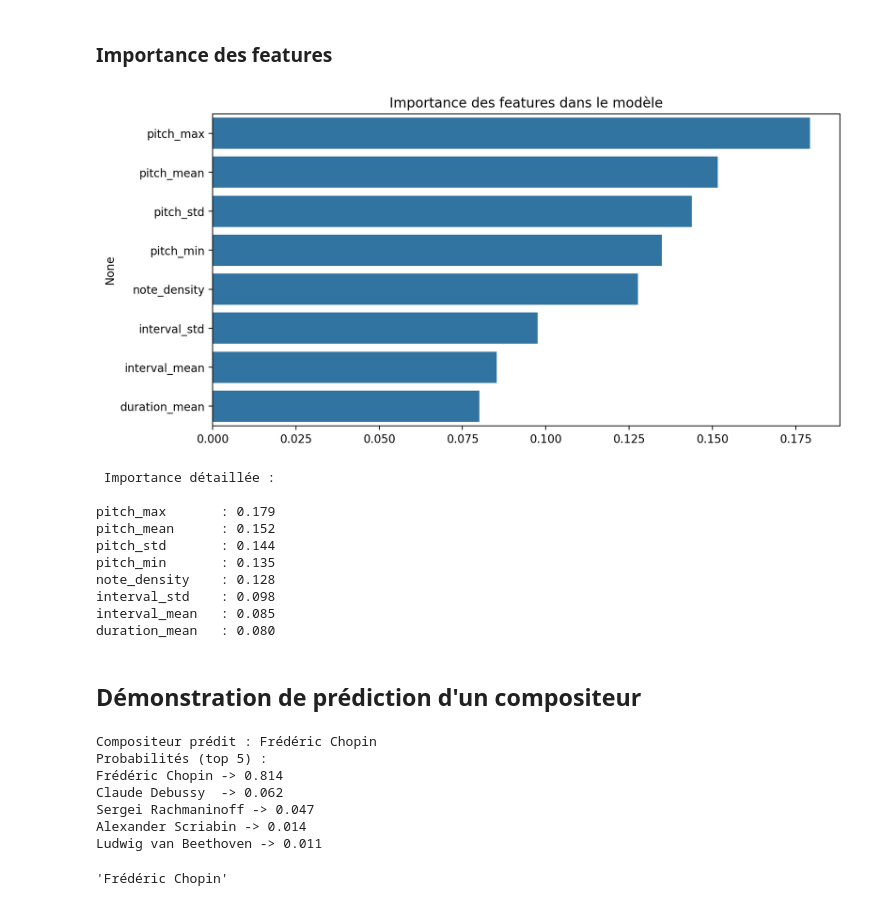
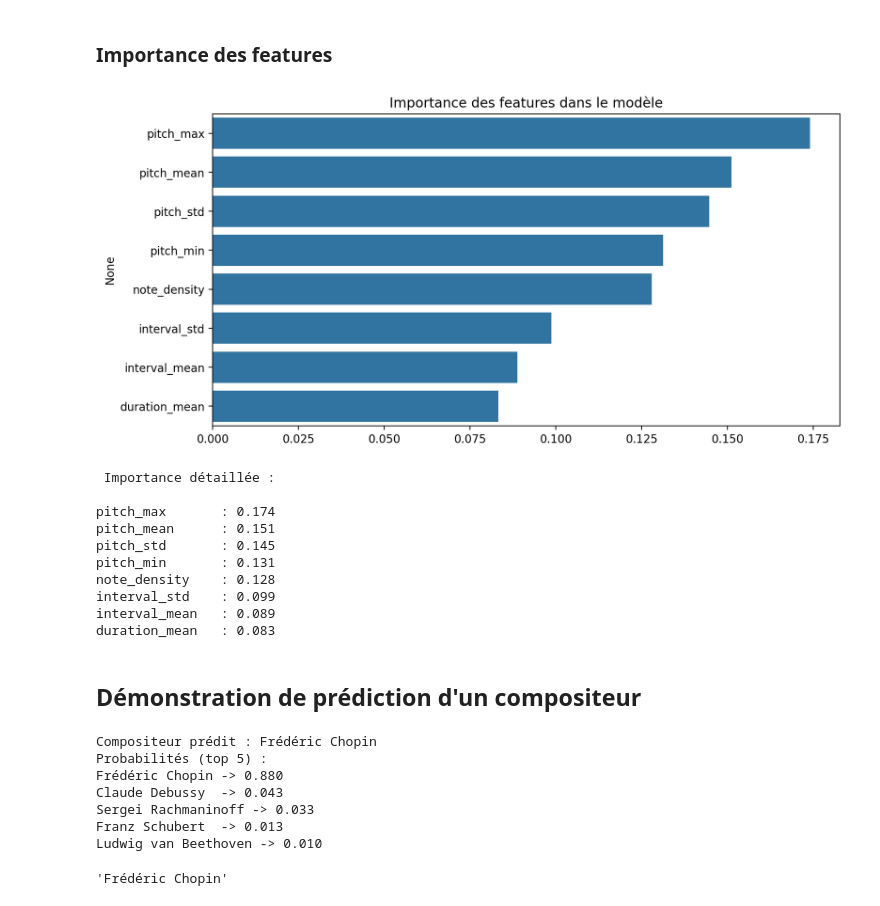
Before and after one commit to TaykhanC/Projet_ML, a Jupyter notebook: ml_classification_compositeur.ipynb, the cells around one changed output. Saved outputs shown, nothing was run; the diff lists cells and outputs as text; code cells hidden in the pictures.

Commit message:
Modification du pipeline utilisé

```diff
--- a/ml_classification_compositeur.ipynb
+++ b/ml_classification_compositeur.ipynb
@@ -492,31 +492,31 @@ plt.show()
 # %% [markdown]
 ### Importance des features
 # %%
-importances = pipeline_v2.named_steps["model"].feature_importances_
+importances = pipeline_v1.named_steps["model"].feature_importances_
 features = X.columns
 
 indices = np.argsort(importances)[::-1]
 
 plt.figure(figsize=(10, 5))
 sns.barplot(x=importances[indices], y=features[indices])
 plt.title("Importance des features dans le modèle")
 plt.show()
 
 print("\n Importance détaillée :\n")
 for i in indices:
     print(f"{features[i]:15s} : {importances[i]:.3f}")
 # %% [output]
-[figure, old version]
+[figure, new version]
  Importance détaillée :
 
-pitch_max       : 0.179
-pitch_mean      : 0.152
-pitch_std       : 0.144
-pitch_min       : 0.135
+pitch_max       : 0.174
+pitch_mean      : 0.151
+pitch_std       : 0.145
+pitch_min       : 0.131
 note_density    : 0.128
-interval_std    : 0.098
-interval_mean   : 0.085
-duration_mean   : 0.080
+interval_std    : 0.099
+interval_mean   : 0.089
+duration_mean   : 0.083
 # %% [markdown]
 ## Démonstration de prédiction d'un compositeur
 # %%
@@ -548,13 +548,13 @@ def predict_one_file(path, pipeline_v2):
 
     return pred
 # %%
-predict_one_file("dataset_piano/maestro-v3.0.0/2008/MIDI-Unprocessed_03_R1_2008_01-04_ORIG_MID--AUDIO_03_R1_2008_wav--3.midi", pipeline_v2)
+predict_one_file("dataset_piano/maestro-v3.0.0/2008/MIDI-Unprocessed_03_R1_2008_01-04_ORIG_MID--AUDIO_03_R1_2008_wav--3.midi", pipeline_v1)
 # %% [output]
 Compositeur prédit : Frédéric Chopin
 Probabilités (top 5) :
-Frédéric Chopin -> 0.814
-Claude Debussy  -> 0.062
-Sergei Rachmaninoff -> 0.047
-Alexander Scriabin -> 0.014
-Ludwig van Beethoven -> 0.011
+Frédéric Chopin -> 0.880
+Claude Debussy  -> 0.043
+Sergei Rachmaninoff -> 0.033
+Franz Schubert  -> 0.013
+Ludwig van Beethoven -> 0.010
 'Frédéric Chopin'
```
Also changed, not shown: parts of 2 cells of this notebook.
